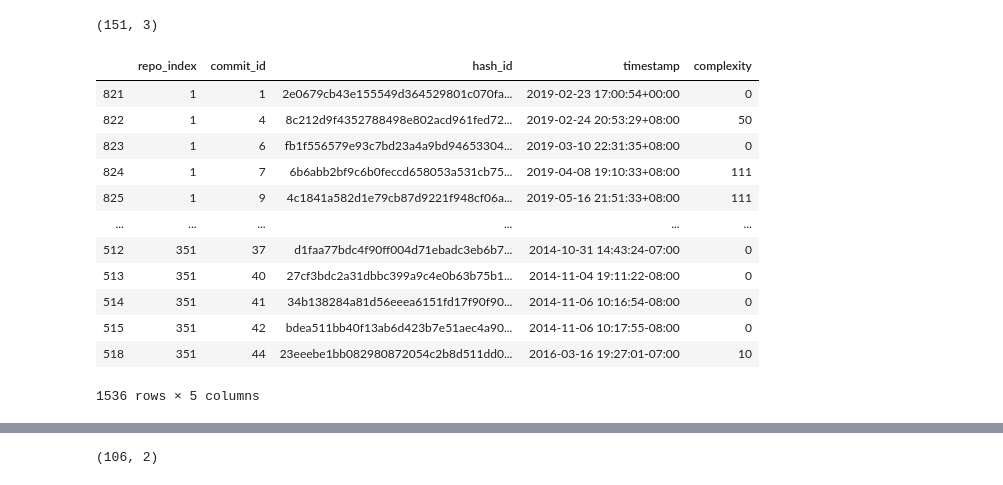
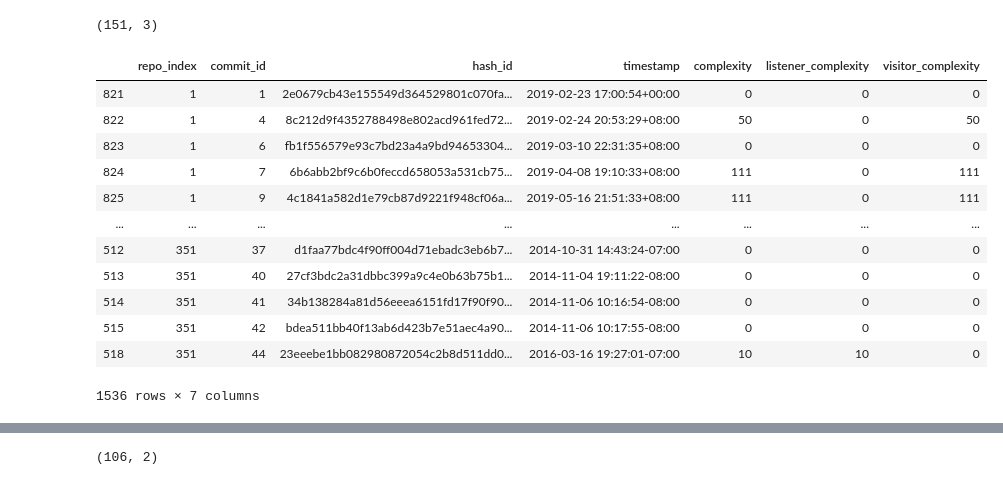
Before and after one commit to praveengadiyaram369/Antlr_Java_Repository_Miner, a Jupyter notebook: AnalyzingCommitHistories.ipynb, the cells around one changed output, grey strips where cells are left out. Drawn from its saved outputs; the diff is of its cells as text; code cells hidden in the pictures.

```diff
--- a/AnalyzingCommitHistories.ipynb
+++ b/AnalyzingCommitHistories.ipynb
@@ -19,10 +22,12 @@ def plot_line_graph(x_values, y_values, x_label, y_label, title):
     plt.show()
 # %%
 def get_commit_compleity_data(repo_id, commit):
-    commit_complexity = 0
+    listener_complexity = 0
+    visitor_complexity = 0
     for antlr_file in commit['_changed_files_list']:
-        commit_complexity += (antlr_file['_enter_cnt'] + antlr_file['_exit_cnt'] + antlr_file['_visit_cnt'])
-    return (repo_id, commit['_commit_index'], commit['_sha_id'], commit['_timestamp'], commit_complexity)
+        listener_complexity += (antlr_file['_enter_cnt'] + antlr_file['_exit_cnt'])
+        visitor_complexity += antlr_file['_visit_cnt']
+    return (repo_id, commit['_commit_index'], commit['_sha_id'], commit['_timestamp'], (listener_complexity + visitor_complexity), listener_complexity, visitor_complexity)
 # %%
 with open('final_repo_data.json', "r", encoding='utf-8', errors='ignore') as infile:
     repo_info_list = []
@@ -58,23 +63,23 @@ repo_info_df.shape
 # %% [output]
 (151, 3)
 # %%
-repo_commit_df = pd.DataFrame(repo_commit_data_list, columns=['repo_index', 'commit_id', 'hash_id', 'timestamp', 'complexity'])
+repo_commit_df = pd.DataFrame(repo_commit_data_list, columns=['repo_index', 'commit_id', 'hash_id', 'timestamp', 'complexity', 'listener_complexity', 'visitor_complexity'])
 repo_commit_df.sort_values(['repo_index', 'commit_id'], ascending=[True, True], inplace=True)
 repo_commit_df
 # %% [output]
-|  | repo_index | commit_id | hash_id | timestamp | complexity |
-| 821 | 1 | 1 | 2e0679cb43e155549d364529801c070fa... | 2019-02-23 17:00:54+00:00 | 0 |
-| 822 | 1 | 4 | 8c212d9f4352788498e802acd961fed72... | 2019-02-24 20:53:29+08:00 | 50 |
-| 823 | 1 | 6 | fb1f556579e93c7bd23a4a9bd94653304... | 2019-03-10 22:31:35+08:00 | 0 |
-| 824 | 1 | 7 | 6b6abb2bf9c6b0feccd658053a531cb75... | 2019-04-08 19:10:33+08:00 | 111 |
-| 825 | 1 | 9 | 4c1841a582d1e79cb87d9221f948cf06a... | 2019-05-16 21:51:33+08:00 | 111 |
-| ... | ... | ... | ... | ... | ... |
-| 512 | 351 | 37 | d1faa77bdc4f90ff004d71ebadc3eb6b7... | 2014-10-31 14:43:24-07:00 | 0 |
-| 513 | 351 | 40 | 27cf3bdc2a31dbbc399a9c4e0b63b75b1... | 2014-11-04 19:11:22-08:00 | 0 |
-| 514 | 351 | 41 | 34b138284a81d56eeea6151fd17f90f90... | 2014-11-06 10:16:54-08:00 | 0 |
-| 515 | 351 | 42 | bdea511bb40f13ab6d423b7e51aec4a90... | 2014-11-06 10:17:55-08:00 | 0 |
-| 518 | 351 | 44 | 23eeebe1bb082980872054c2b8d511dd0... | 2016-03-16 19:27:01-07:00 | 10 |
+|  | repo_index | commit_id | hash_id | timestamp | complexity | listener_complexity | visitor_complexity |
+| 821 | 1 | 1 | 2e0679cb43e155549d364529801c070fa... | 2019-02-23 17:00:54+00:00 | 0 | 0 | 0 |
+| 822 | 1 | 4 | 8c212d9f4352788498e802acd961fed72... | 2019-02-24 20:53:29+08:00 | 50 | 0 | 50 |
+| 823 | 1 | 6 | fb1f556579e93c7bd23a4a9bd94653304... | 2019-03-10 22:31:35+08:00 | 0 | 0 | 0 |
+| 824 | 1 | 7 | 6b6abb2bf9c6b0feccd658053a531cb75... | 2019-04-08 19:10:33+08:00 | 111 | 0 | 111 |
+| 825 | 1 | 9 | 4c1841a582d1e79cb87d9221f948cf06a... | 2019-05-16 21:51:33+08:00 | 111 | 0 | 111 |
+| ... | ... | ... | ... | ... | ... | ... | ... |
+| 512 | 351 | 37 | d1faa77bdc4f90ff004d71ebadc3eb6b7... | 2014-10-31 14:43:24-07:00 | 0 | 0 | 0 |
+| 513 | 351 | 40 | 27cf3bdc2a31dbbc399a9c4e0b63b75b1... | 2014-11-04 19:11:22-08:00 | 0 | 0 | 0 |
+| 514 | 351 | 41 | 34b138284a81d56eeea6151fd17f90f90... | 2014-11-06 10:16:54-08:00 | 0 | 0 | 0 |
+| 515 | 351 | 42 | bdea511bb40f13ab6d423b7e51aec4a90... | 2014-11-06 10:17:55-08:00 | 0 | 0 | 0 |
+| 518 | 351 | 44 | 23eeebe1bb082980872054c2b8d511dd0... | 2016-03-16 19:27:01-07:00 | 10 | 10 | 0 |
-1536 rows × 5 columns
+1536 rows × 7 columns
 # %%
 repo_index_list = list(repo_info_df.index)
 repo_commit_df = repo_commit_df.loc[repo_commit_df['repo_index'].isin(repo_index_list)]
```
Also changed, not shown: parts of 7 cells of this notebook.
